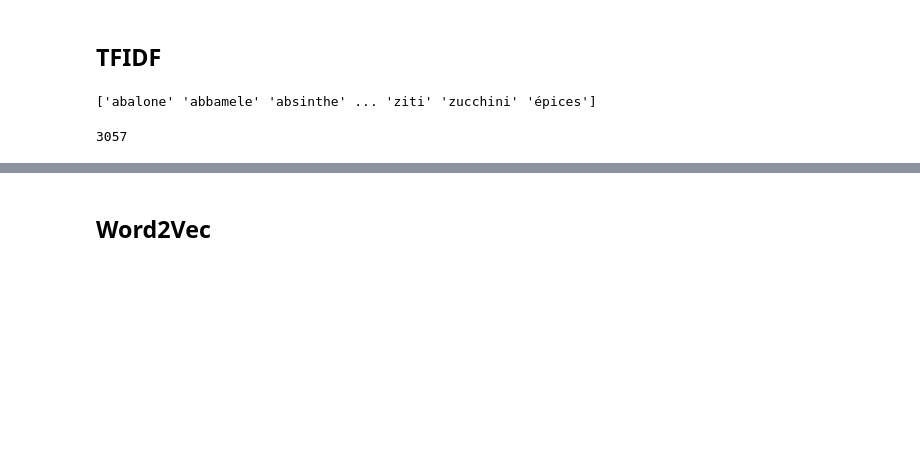
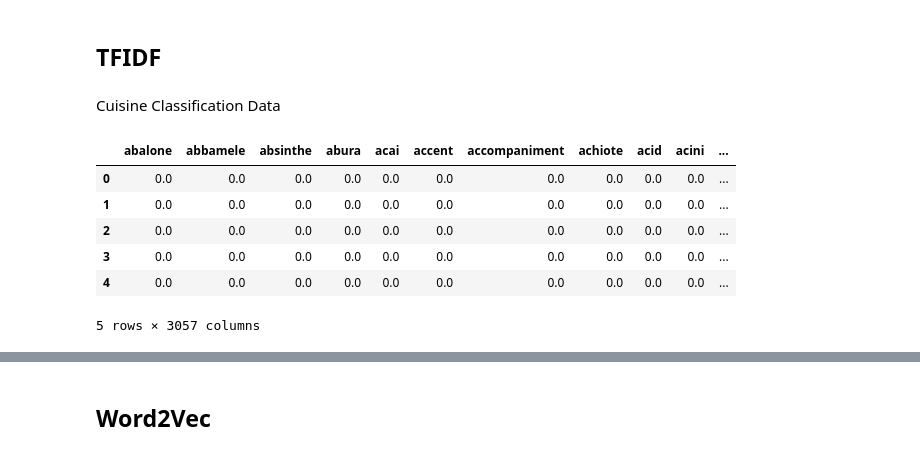
Before and after one commit to dudaholandah/NLP, a Jupyter notebook: Projeto/Text_Retrieval.ipynb, the cells around one changed output, grey strips where cells are left out. Drawn from its saved outputs; the diff is of its cells as text; code cells hidden in the pictures; blank space fills up the shorter version.

```diff
--- a/Projeto/Text_Retrieval.ipynb
+++ b/Projeto/Text_Retrieval.ipynb
@@ -69,4 +117,4 @@ def pre_processing(text):
 # %%
-train_df['ingredients'] = [','.join(x).strip() for x in train_df['ingredients']]
+df_cuisine['ingredients'] = [','.join(x).strip() for x in df_cuisine['ingredients']]
 # %%
-train_df['ingredients'] = [pre_processing(x) for x in train_df['ingredients']]
+df_cuisine['ingredients'] = [pre_processing(x) for x in df_cuisine['ingredients']]
@@ -93,0 +147,2 @@ tfidf_vectorizer = TfidfVectorizer() #tokenizer=(lambda x : x.split(',')))
+# %% [markdown]
+Cuisine Classification Data
@@ -97,11 +153,12 @@ train_tfidf = tfidf_vectorizer.fit_transform(ingredients)
-# %%
-print(tfidf_vectorizer.get_feature_names_out())
-# %% [output]
-['abalone' 'abbamele' 'absinthe' ... 'ziti' 'zucchini' 'épices']
 # %%
-tfidf_df = pd.DataFrame(train_tfidf.toarray(), columns=tfidf_vectorizer.get_feature_names_out())
-#tfidf_df = tfidf_df.drop([''], axis=1)
+df_tfidf_cuisine = pd.DataFrame(tfidf_cuisine.toarray(), columns=tfidf_vectorizer.get_feature_names_out())
-# %%
-len(tfidf_vectorizer.get_feature_names_out())
-# %% [output]
-3057
+# %%
+df_tfidf_cuisine.head(5)
+# %% [output]
+|  | abalone | abbamele | absinthe | abura | acai | accent | accompaniment | achiote | acid | acini | ... |
+| 0 | 0.0 | 0.0 | 0.0 | 0.0 | 0.0 | 0.0 | 0.0 | 0.0 | 0.0 | 0.0 | ... |
+| 1 | 0.0 | 0.0 | 0.0 | 0.0 | 0.0 | 0.0 | 0.0 | 0.0 | 0.0 | 0.0 | ... |
+| 2 | 0.0 | 0.0 | 0.0 | 0.0 | 0.0 | 0.0 | 0.0 | 0.0 | 0.0 | 0.0 | ... |
+| 3 | 0.0 | 0.0 | 0.0 | 0.0 | 0.0 | 0.0 | 0.0 | 0.0 | 0.0 | 0.0 | ... |
+| 4 | 0.0 | 0.0 | 0.0 | 0.0 | 0.0 | 0.0 | 0.0 | 0.0 | 0.0 | 0.0 | ... |
+5 rows × 3057 columns
```
Also changed, not shown: parts of 62 cells of this notebook.
